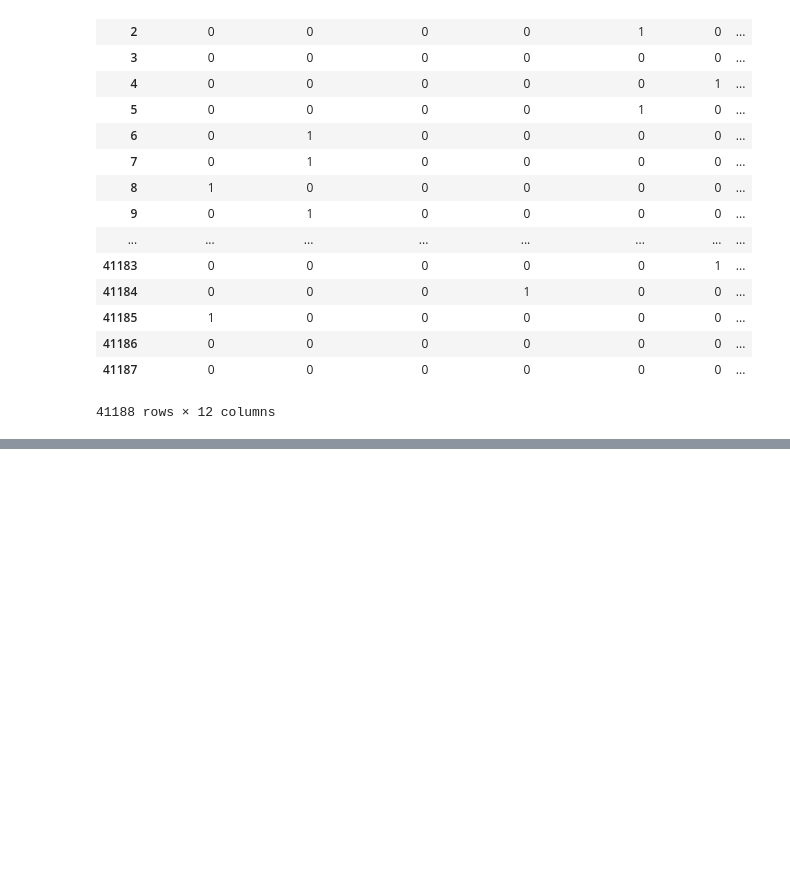
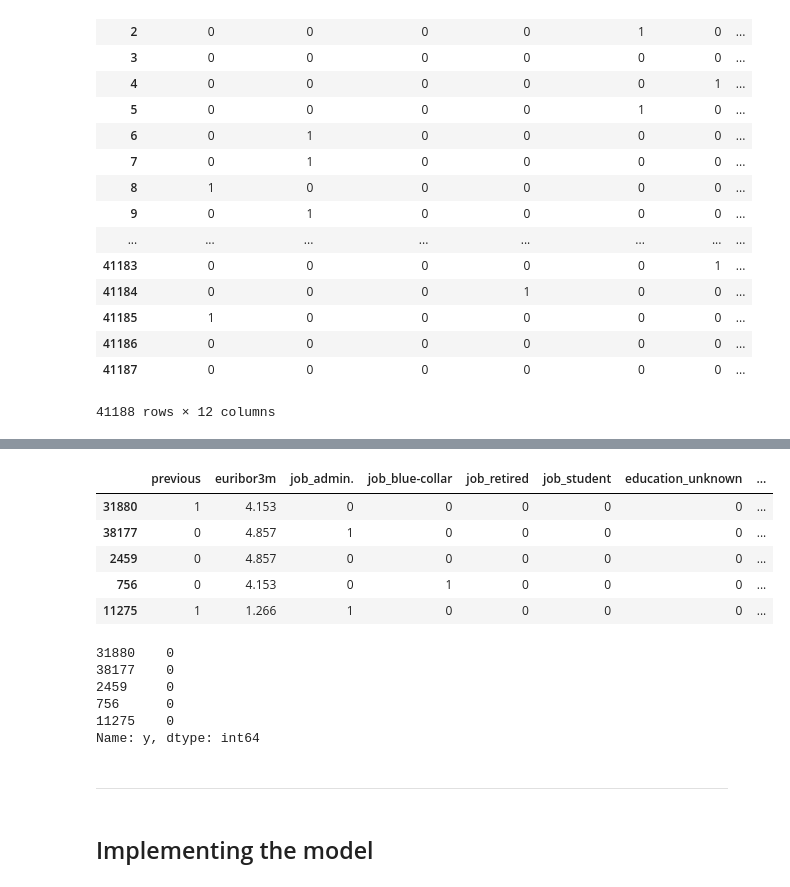
Before and after one commit to IgorAramb/ML_playground, a Jupyter notebook: logistic_regression/logistic_regression_01.ipynb, the cells around one changed output, grey strips where cells are left out. Drawn from its saved outputs; the diff is of its cells as text; code cells hidden in the pictures; blank space fills up the shorter version.

Commit message:
first model

```diff
--- a/logistic_regression/logistic_regression_01.ipynb
+++ b/logistic_regression/logistic_regression_01.ipynb
@@ -446,0 +472,7 @@ df_model.shape
+# %%
+from sklearn.feature_selection import RFE
+from sklearn.linear_model import LogisticRegression
+
+data_final_vars=df_model.columns.tolist()
+#logreg = LogisticRegression(solver='lbfgs') --> what is the diff??
+logreg = LogisticRegression(solver='liblinear')#--> diff?
@@ -446,0 +501,5 @@ df_model.shape
+# %%
+rfe = RFE(logreg, 20)
+# %%
+#ravel=Return a flattened array.
+rfe = rfe.fit(X_train, y_train.values.ravel())
@@ -446,0 +543,26 @@ df_model.shape
+# %%
+cols=X_train.columns[rfe.ranking_==1]
+X_selected=X_train[cols]
+y=y_train['y']
+# %%
+X_selected.head()
+# %% [output]
+|  | previous | euribor3m | job_admin. | job_blue-collar | job_retired | job_student | education_unknown | ... |
+| 31880 | 1 | 4.153 | 0 | 0 | 0 | 0 | 0 | ... |
+| 38177 | 0 | 4.857 | 1 | 0 | 0 | 0 | 0 | ... |
+| 2459 | 0 | 4.857 | 0 | 0 | 0 | 0 | 0 | ... |
+| 756 | 0 | 4.153 | 0 | 1 | 0 | 0 | 0 | ... |
+| 11275 | 1 | 1.266 | 1 | 0 | 0 | 0 | 0 | ... |
+# %%
+y.head()
+# %% [output]
+31880    0
+38177    0
+2459     0
+756      0
+11275    0
+Name: y, dtype: int64
+# %% [markdown]
+------------------
+# %% [markdown]
+## Implementing the model
```
Also changed, not shown: parts of 24 cells of this notebook.
